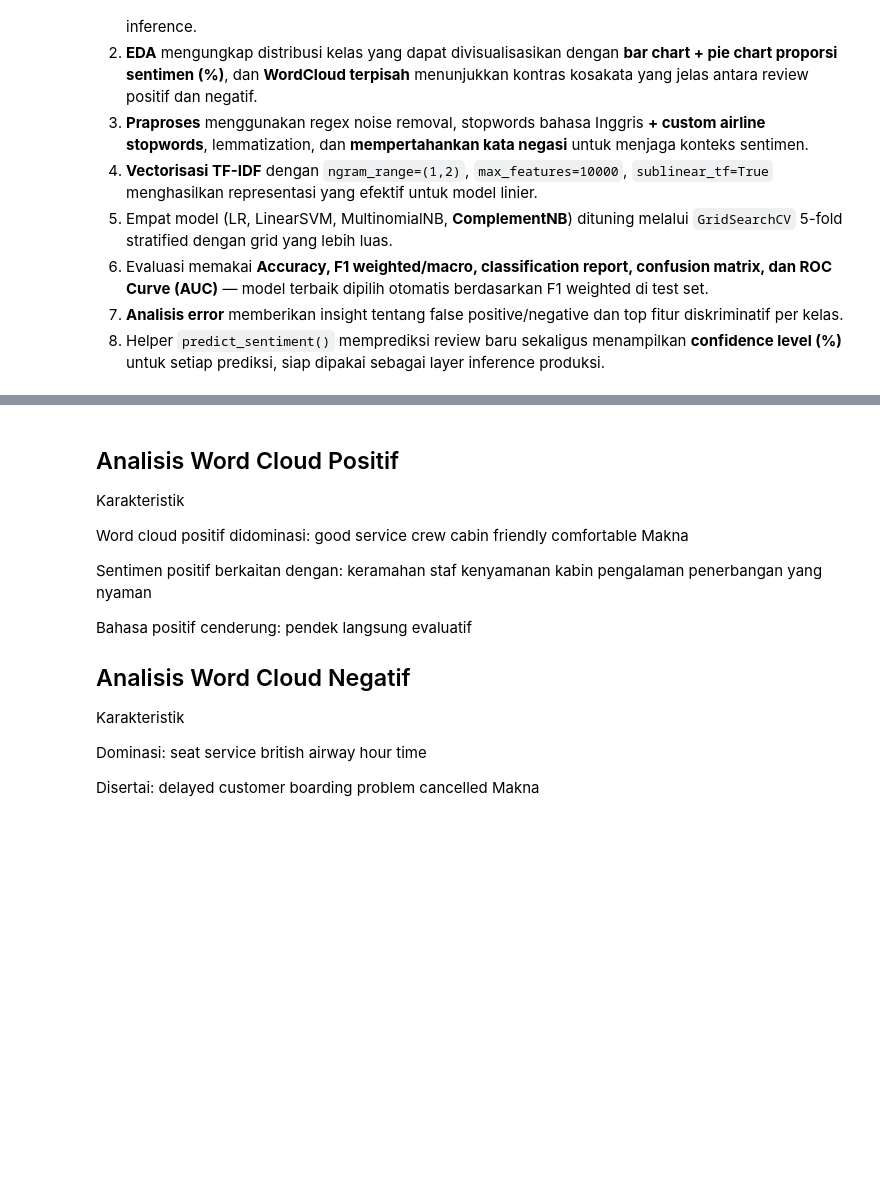
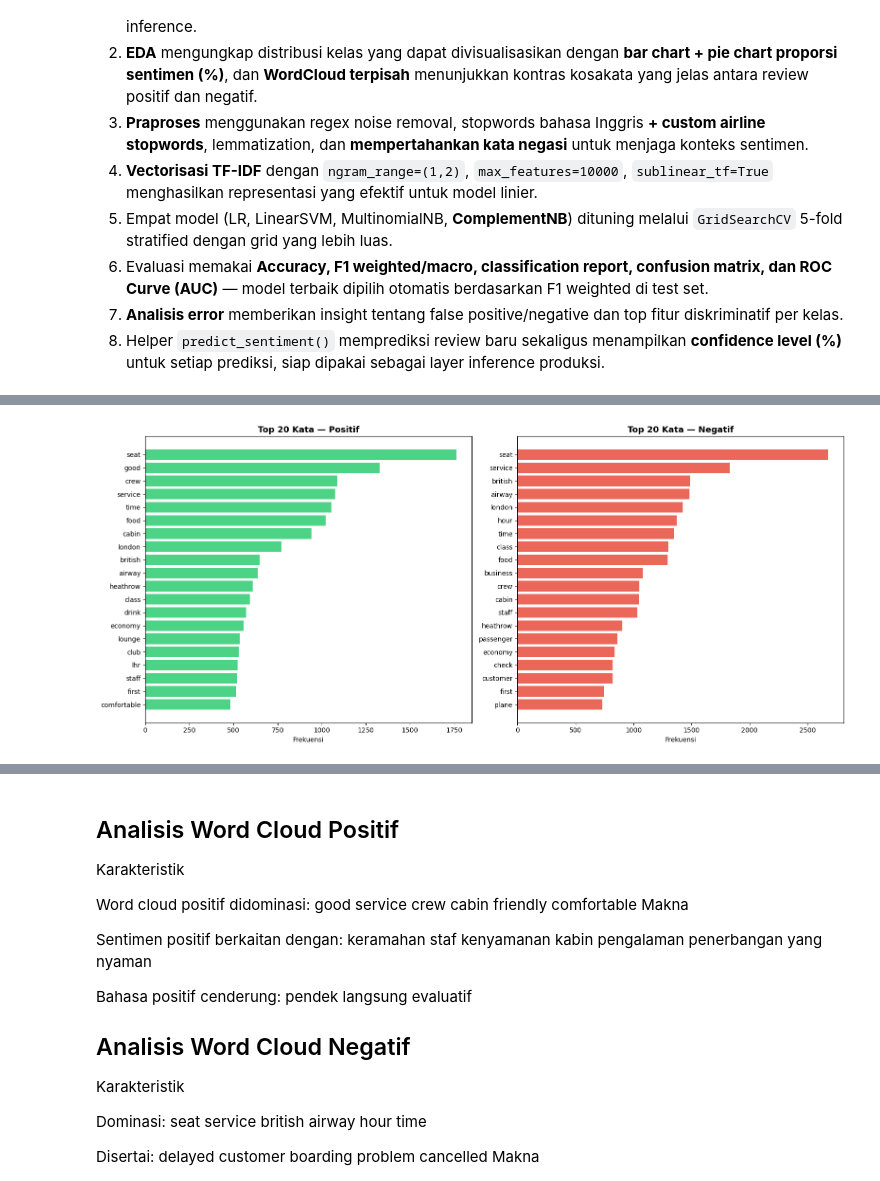
Before and after one commit to sarahreiaisyah/TextMining_Kelompok-8, a Jupyter notebook: TEXT_MINING8.ipynb, the cells around one changed output, grey strips where cells are left out. Cells and saved outputs as stored; diff of their text form; code cells hidden in the pictures; blank space fills up the shorter version.

```diff
--- a/TEXT_MINING8.ipynb
+++ b/TEXT_MINING8.ipynb
@@ -1133,0 +1289,27 @@ Dari analisis error: kesalahan tipikal adalah review *campuran* ("good food **bu
+# %%
+from collections import Counter
+
+def get_top_words(df, label, n=20):
+    text = ' '.join(df[df['label'] == label]['content_clean'])
+    words = text.split()
+    return Counter(words).most_common(n)
+
+top_pos = get_top_words(df_clean, 1)
+top_neg = get_top_words(df_clean, 0)
+
+fig, axes = plt.subplots(1, 2, figsize=(16, 7))
+
+for ax, data, title, color in [
+    (axes[0], top_pos, 'Top 20 Kata — Positif', '#2ecc71'),
+    (axes[1], top_neg, 'Top 20 Kata — Negatif', '#e74c3c')
+]:
+    words, counts = zip(*data)
+    ax.barh(list(reversed(words)), list(reversed(counts)), color=color, alpha=0.85)
+    ax.set_title(title, fontsize=13, fontweight='bold')
+    ax.set_xlabel('Frekuensi')
+
+plt.tight_layout()
+plt.savefig('eda_top_words.png', dpi=150, bbox_inches='tight')
+plt.show()
+# %% [output]
+[figure, added]
```
Also changed, not shown: parts of 20 cells of this notebook.
